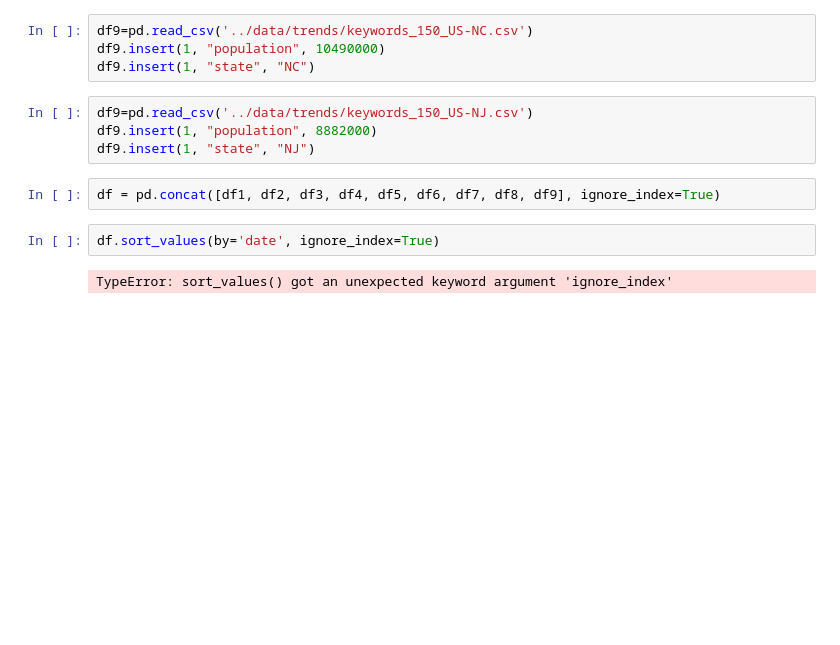
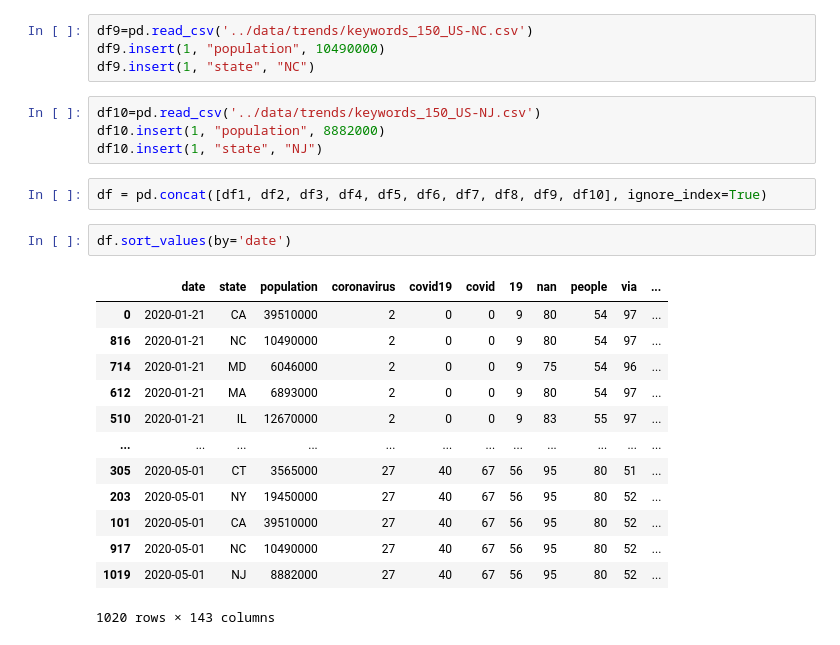
Before and after one commit to Trembleo/DS-GA-1003-Final-proj, a Jupyter notebook: code/keyword_playground.ipynb, the cells around one changed output. Cells and saved outputs as stored; diff of their text form; blank space fills up the shorter version.

```diff
--- a/code/keyword_playground.ipynb
+++ b/code/keyword_playground.ipynb
@@ -80,12 +80,24 @@ df9=pd.read_csv('../data/trends/keywords_150_US-NC.csv')
 df9.insert(1, "population", 10490000)
 df9.insert(1, "state", "NC")
 # %%
-df9=pd.read_csv('../data/trends/keywords_150_US-NJ.csv')
-df9.insert(1, "population", 8882000)
-df9.insert(1, "state", "NJ")
+df10=pd.read_csv('../data/trends/keywords_150_US-NJ.csv')
+df10.insert(1, "population", 8882000)
+df10.insert(1, "state", "NJ")
 # %%
-df = pd.concat([df1, df2, df3, df4, df5, df6, df7, df8, df9], ignore_index=True)
+df = pd.concat([df1, df2, df3, df4, df5, df6, df7, df8, df9, df10], ignore_index=True)
 # %%
-df.sort_values(by='date', ignore_index=True)
+df.sort_values(by='date')
 # %% [output]
+|  | date | state | population | coronavirus | covid19 | covid | 19 | nan | people | via | ... |
+| 0 | 2020-01-21 | CA | 39510000 | 2 | 0 | 0 | 9 | 80 | 54 | 97 | ... |
+| 816 | 2020-01-21 | NC | 10490000 | 2 | 0 | 0 | 9 | 80 | 54 | 97 | ... |
+| 714 | 2020-01-21 | MD | 6046000 | 2 | 0 | 0 | 9 | 75 | 54 | 96 | ... |
+| 612 | 2020-01-21 | MA | 6893000 | 2 | 0 | 0 | 9 | 80 | 54 | 97 | ... |
+| 510 | 2020-01-21 | IL | 12670000 | 2 | 0 | 0 | 9 | 83 | 55 | 97 | ... |
+| ... | ... | ... | ... | ... | ... | ... | ... | ... | ... | ... | ... |
+| 305 | 2020-05-01 | CT | 3565000 | 27 | 40 | 67 | 56 | 95 | 80 | 51 | ... |
+| 203 | 2020-05-01 | NY | 19450000 | 27 | 40 | 67 | 56 | 95 | 80 | 52 | ... |
+| 101 | 2020-05-01 | CA | 39510000 | 27 | 40 | 67 | 56 | 95 | 80 | 52 | ... |
+| 917 | 2020-05-01 | NC | 10490000 | 27 | 40 | 67 | 56 | 95 | 80 | 52 | ... |
+| 1019 | 2020-05-01 | NJ | 8882000 | 27 | 40 | 67 | 56 | 95 | 80 | 52 | ... |
-TypeError: sort_values() got an unexpected keyword argument 'ignore_index'
+1020 rows × 143 columns
```
